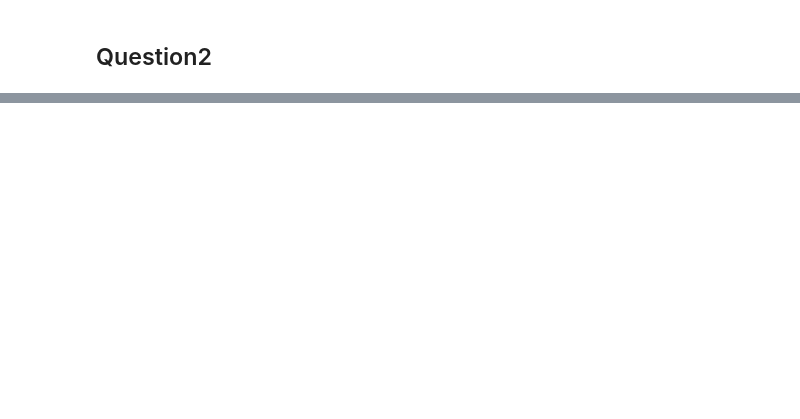
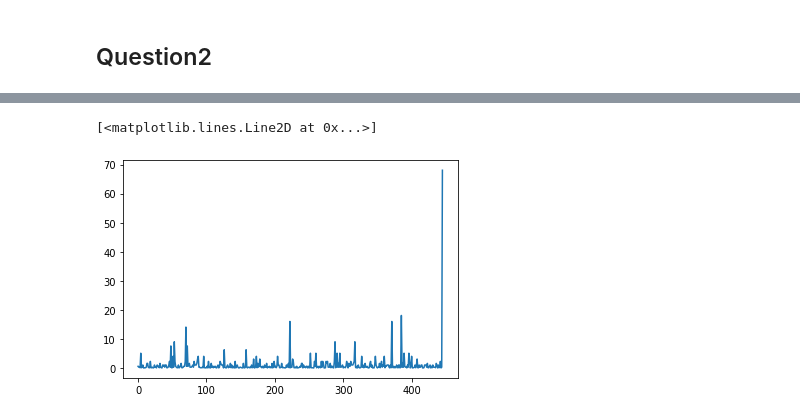
Before and after one commit to varundesai10/ELL409_Assignment1, a Jupyter notebook: K_Nearest_Neighbour.ipynb, the cells around one changed output, grey strips where cells are left out. Saved outputs shown, nothing was run; the diff lists cells and outputs as text; code cells hidden in the pictures; blank space fills up the shorter version.

```diff
--- a/K_Nearest_Neighbour.ipynb
+++ b/K_Nearest_Neighbour.ipynb
@@ -149,0 +124,16 @@ NameError: name 'pd' is not defined
+# %%
+X_2 = df.to_numpy()[:, :]
+Y_2 = df.to_numpy()[:, 6]
+split = 0.8 #using 70:30 split, random each time
+train_samples = np.random.choice(X_2.shape[0], int(split*X_2.shape[0]))
+test_samples = np.array([i for i in range(X_2.shape[0]) if i not in list(train_samples)])
+
+X_train_2 = X_2[[train_samples]]
+
+X_test_2 = X_2[[test_samples]]
+Y_test_2 = Y_2[[test_samples]]
+# %%
+y_predict = []
+for i in range((X_test_2.shape[0])):
+    y_pred = predict_regression(X_train_2, X_test_2[i], 4)
+    y_predict.append(y_pred)
@@ -149,0 +160,9 @@ NameError: name 'pd' is not defined
+# %%
+error = Y_test_2 - y_predict
+# %%
+error =np.square(np.array(error))
+# %%
+plt.plot(error)
+# %% [output]
+[<matplotlib.lines.Line2D at 0x...>]
+[figure, added]
```
Also changed, not shown: parts of 16 cells of this notebook, 2 other files.
